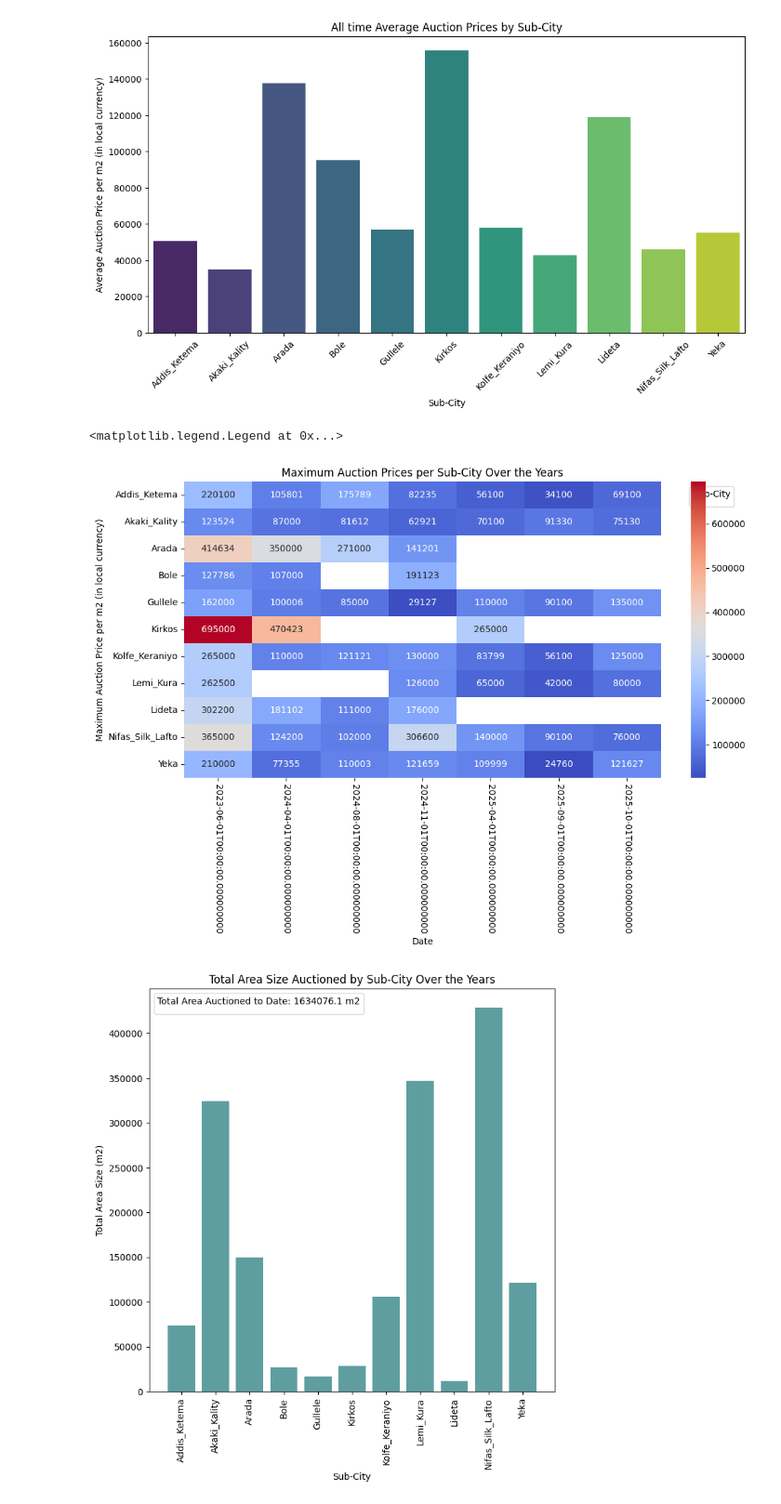
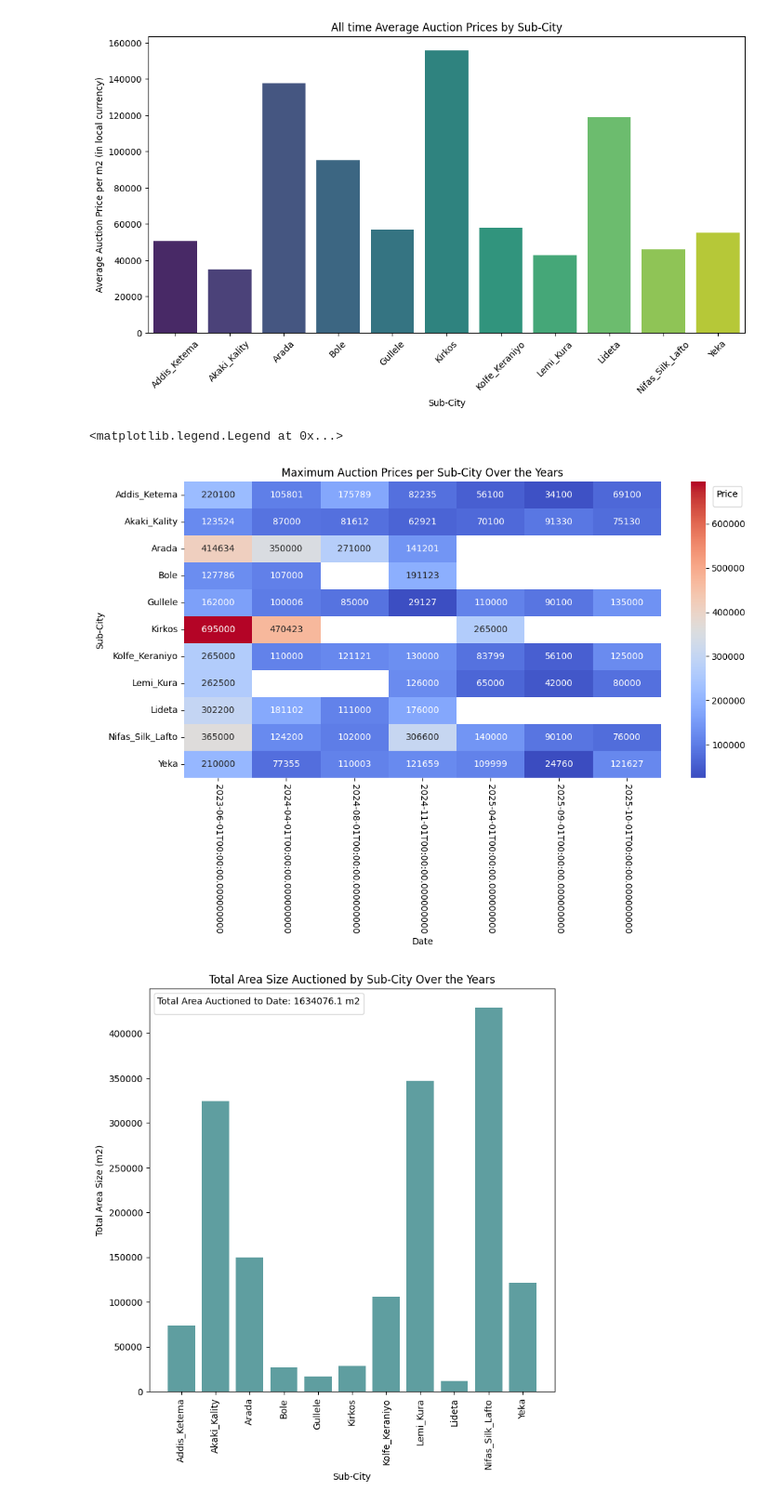
Before and after one commit to Solhemi/Land_auction_price_prediction_model_in_Addis, a Jupyter notebook: land_auction_price_prediction_model.ipynb, the cells around one changed output. Shown at 93% size. Drawn from its saved outputs; the diff is of its cells as text; code cells hidden in the pictures.

```diff
--- a/land_auction_price_prediction_model.ipynb
+++ b/land_auction_price_prediction_model.ipynb
@@ -183,17 +183,17 @@ Passing `palette` without assigning `hue` is deprecated and will be removed in v
 # %%
 # plot a heatmap showing the maximum auction prices per Sub-City over the years
 plt.figure(figsize=(12, 6))
 max_prices_per_subcity = auction_df.groupby(['Date', 'Sub-City'])['Price per m2'].max().reset_index()
 pivot_table = max_prices_per_subcity.pivot(index='Sub-City', columns='Date', values='Price per m2')
 sns.heatmap(pivot_table, annot=True, fmt=".0f", cmap="coolwarm")
 plt.title('Maximum Auction Prices per Sub-City Over the Years')
 plt.xlabel('Date')
-plt.ylabel('Maximum Auction Price per m2 (in local currency)')
+plt.ylabel('Sub-City')
 plt.xticks(rotation=-90)
-plt.legend(title='Sub-City', bbox_to_anchor=(1.05, 1), loc='upper left')
+plt.legend(title='Price', bbox_to_anchor=(1.10, 1), loc='upper left')
 # %% [output]
 <matplotlib.legend.Legend at 0x...>
-[figure, old version]
+[figure, new version]
 # %%
 # plot a bar chart showing the total area size auctioned by Sub-City over the years
 for area in auction_df['Area size in m2']:
```
Also changed, not shown: parts of 2 cells of this notebook.
